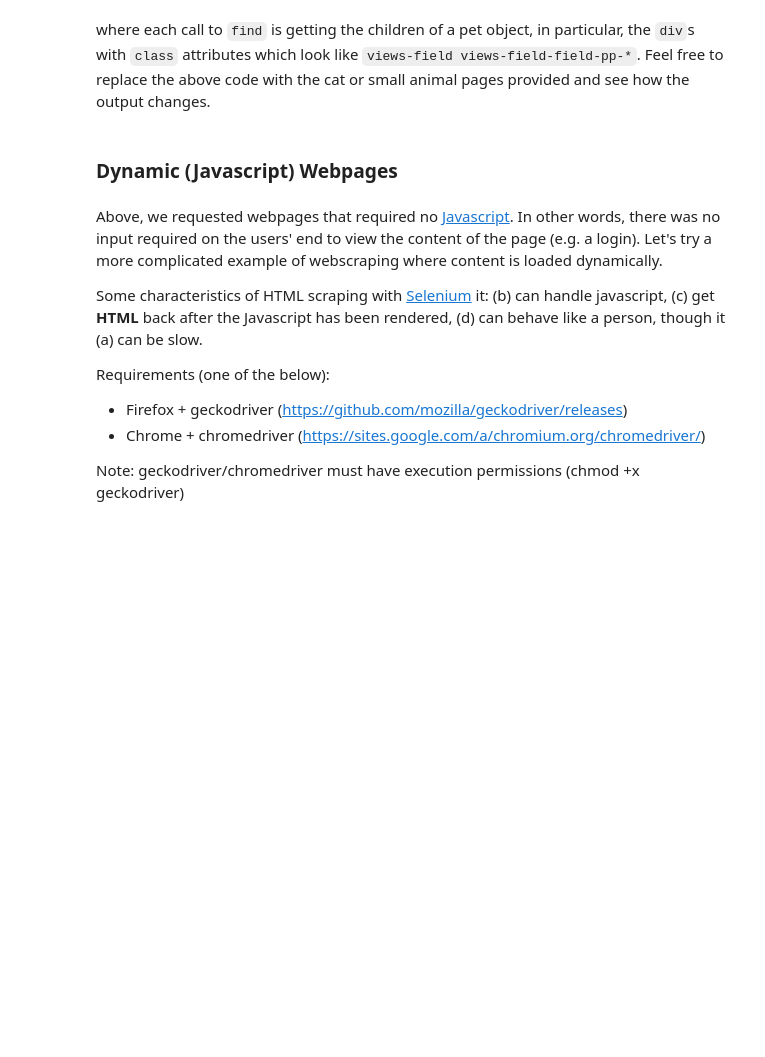
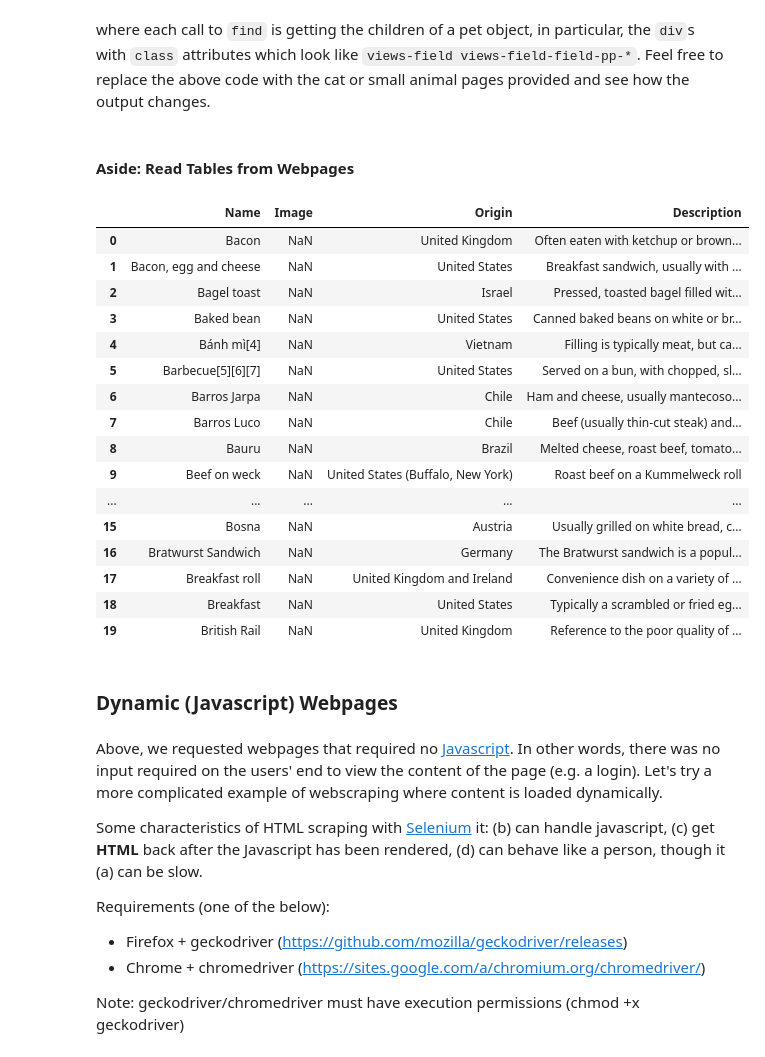
Before and after one commit to allisonmorgan/web_scraping, a Jupyter notebook: csss2018-webscraping.ipynb, the cells around one changed output. Drawn from its saved outputs; the diff is of its cells as text; code cells hidden in the pictures; blank space fills up the shorter version.

```diff
--- a/csss2018-webscraping.ipynb
+++ b/csss2018-webscraping.ipynb
@@ -101,5 +102,32 @@ Willow Retriever, Labrador Mix Age:0 years 6 months
 # %% [markdown]
 where each call to `find` is getting the children of a pet object, in particular, the `div`s with `class` attributes which look like `views-field views-field-field-pp-*`. Feel free to replace the above code with the cat or small animal pages provided and see how the output changes.
+# %% [markdown]
+#### Aside: Read Tables from Webpages
+# %%
+table = pd.read_html("https://en.wikipedia.org/wiki/List_of_sandwiches",header=0)[0]
+
+# Write table to CSV
+#table.to_csv("filenamehere.csv")
+
+table.head((20))
+# %% [output]
+|  | Name | Image | Origin | Description |
+| 0 | Bacon | NaN | United Kingdom | Often eaten with ketchup or brown... |
+| 1 | Bacon, egg and cheese | NaN | United States | Breakfast sandwich, usually with ... |
+| 2 | Bagel toast | NaN | Israel | Pressed, toasted bagel filled wit... |
+| 3 | Baked bean | NaN | United States | Canned baked beans on white or br... |
+| 4 | Bánh mì[4] | NaN | Vietnam | Filling is typically meat, but ca... |
+| 5 | Barbecue[5][6][7] | NaN | United States | Served on a bun, with chopped, sl... |
+| 6 | Barros Jarpa | NaN | Chile | Ham and cheese, usually mantecoso... |
+| 7 | Barros Luco | NaN | Chile | Beef (usually thin-cut steak) and... |
+| 8 | Bauru | NaN | Brazil | Melted cheese, roast beef, tomato... |
+| 9 | Beef on weck | NaN | United States (Buffalo, New York) | Roast beef on a Kummelweck roll |
+| ... | ... | ... | ... | ... |
+| 15 | Bosna | NaN | Austria | Usually grilled on white bread, c... |
+| 16 | Bratwurst Sandwich | NaN | Germany | The Bratwurst sandwich is a popul... |
+| 17 | Breakfast roll | NaN | United Kingdom and Ireland | Convenience dish on a variety of ... |
+| 18 | Breakfast | NaN | United States | Typically a scrambled or fried eg... |
+| 19 | British Rail | NaN | United Kingdom | Reference to the poor quality of ... |
 # %% [markdown]
 ### Dynamic (Javascript) Webpages
 # %% [markdown]
```
Also changed, not shown: parts of 8 cells of this notebook, 1 other file.
